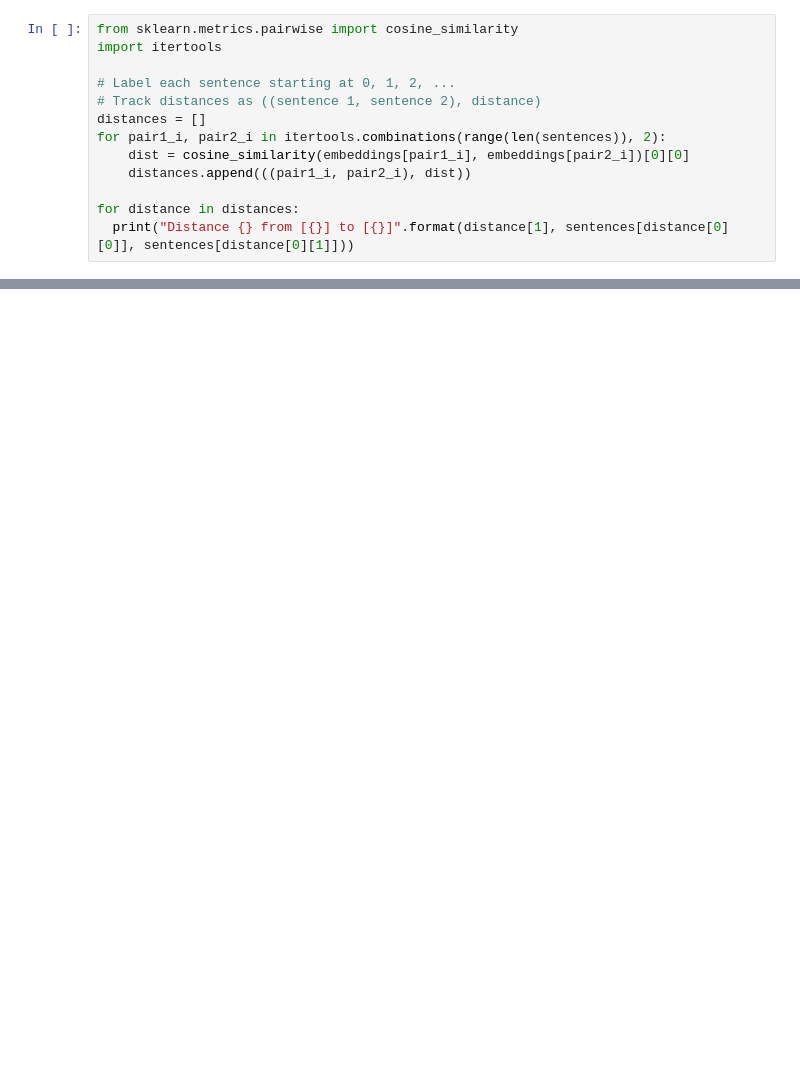
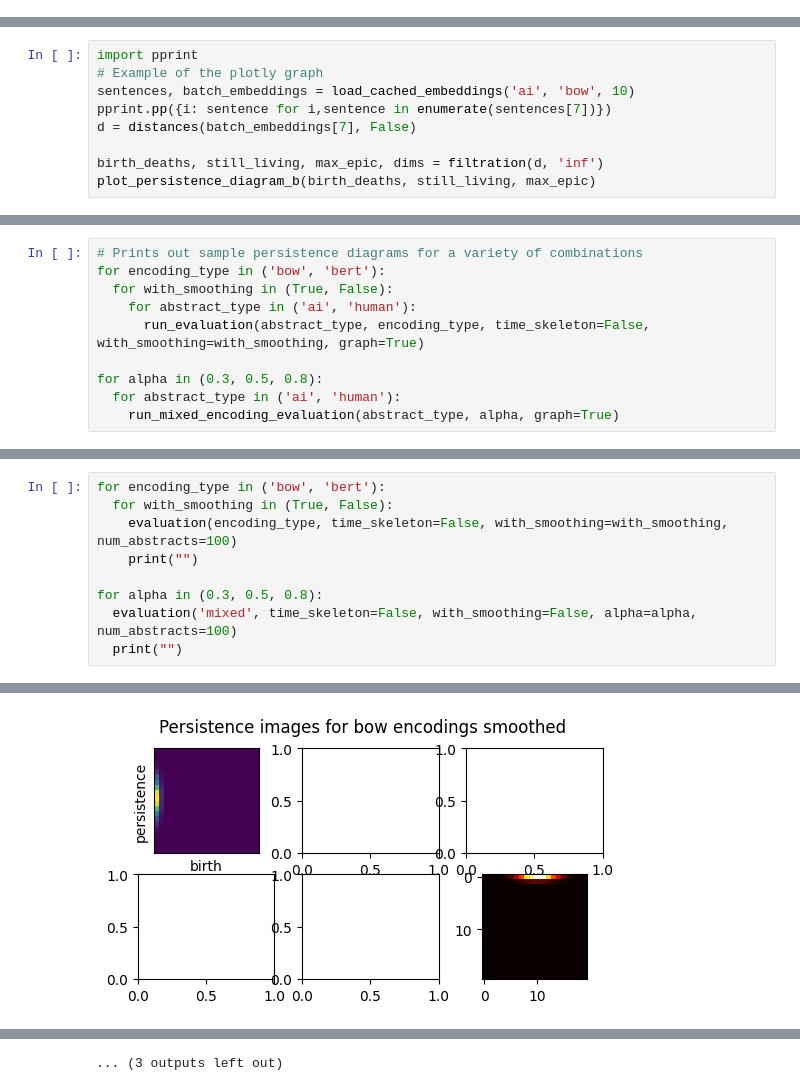
Before and after one commit to aguilin1/tda_ai_text_generation, a Jupyter notebook: tda_ai_text_detection.ipynb, the cells around one changed output, grey strips where cells are left out. Saved outputs shown, nothing was run; the diff lists cells and outputs as text; blank space fills up the shorter version.

Commit message:
debug outputs for binning method

```diff
--- a/tda_ai_text_detection.ipynb
+++ b/tda_ai_text_detection.ipynb
@@ -112,13 +35,0 @@ print(embeddings.toarray())
-# %%
-from sklearn.metrics.pairwise import cosine_similarity
-import itertools
-
-# Label each sentence starting at 0, 1, 2, ...
-# Track distances as ((sentence 1, sentence 2), distance)
-distances = []
-for pair1_i, pair2_i in itertools.combinations(range(len(sentences)), 2):
-    dist = cosine_similarity(embeddings[pair1_i], embeddings[pair2_i])[0][0]
-    distances.append(((pair1_i, pair2_i), dist))
-
-for distance in distances:
-  print("Distance {} from [{}] to [{}]".format(distance[1], sentences[distance[0][0]], sentences[distance[0][1]]))
@@ -442,0 +473,9 @@ plt.show()
+# %%
+import pprint
+# Example of the plotly graph
+sentences, batch_embeddings = load_cached_embeddings('ai', 'bow', 10)
+pprint.pp({i: sentence for i,sentence in enumerate(sentences[7])})
+d = distances(batch_embeddings[7], False)
+
+birth_deaths, still_living, max_epic, dims = filtration(d, 'inf')
+plot_persistence_diagram_b(birth_deaths, still_living, max_epic)
@@ -442,0 +849,10 @@ plt.show()
+# %%
+# Prints out sample persistence diagrams for a variety of combinations
+for encoding_type in ('bow', 'bert'):
+  for with_smoothing in (True, False):
+    for abstract_type in ('ai', 'human'):
+      run_evaluation(abstract_type, encoding_type, time_skeleton=False, with_smoothing=with_smoothing, graph=True)
+
+for alpha in (0.3, 0.5, 0.8):
+  for abstract_type in ('ai', 'human'):
+    run_mixed_encoding_evaluation(abstract_type, alpha, graph=True)
@@ -442,0 +878,10 @@ plt.show()
+# %%
+for encoding_type in ('bow', 'bert'):
+  for with_smoothing in (True, False):
+    evaluation(encoding_type, time_skeleton=False, with_smoothing=with_smoothing, num_abstracts=100)
+    print("")
+
+for alpha in (0.3, 0.5, 0.8):
+  evaluation('mixed', time_skeleton=False, with_smoothing=False, alpha=alpha, num_abstracts=100)
+  print("")
+# %% [output]
@@ -442,0 +905 @@ plt.show()
+[figure, added]
@@ -442,0 +996 @@ plt.show()
+... (3 outputs left out)
```
Also changed, not shown: parts of 23 cells of this notebook.
